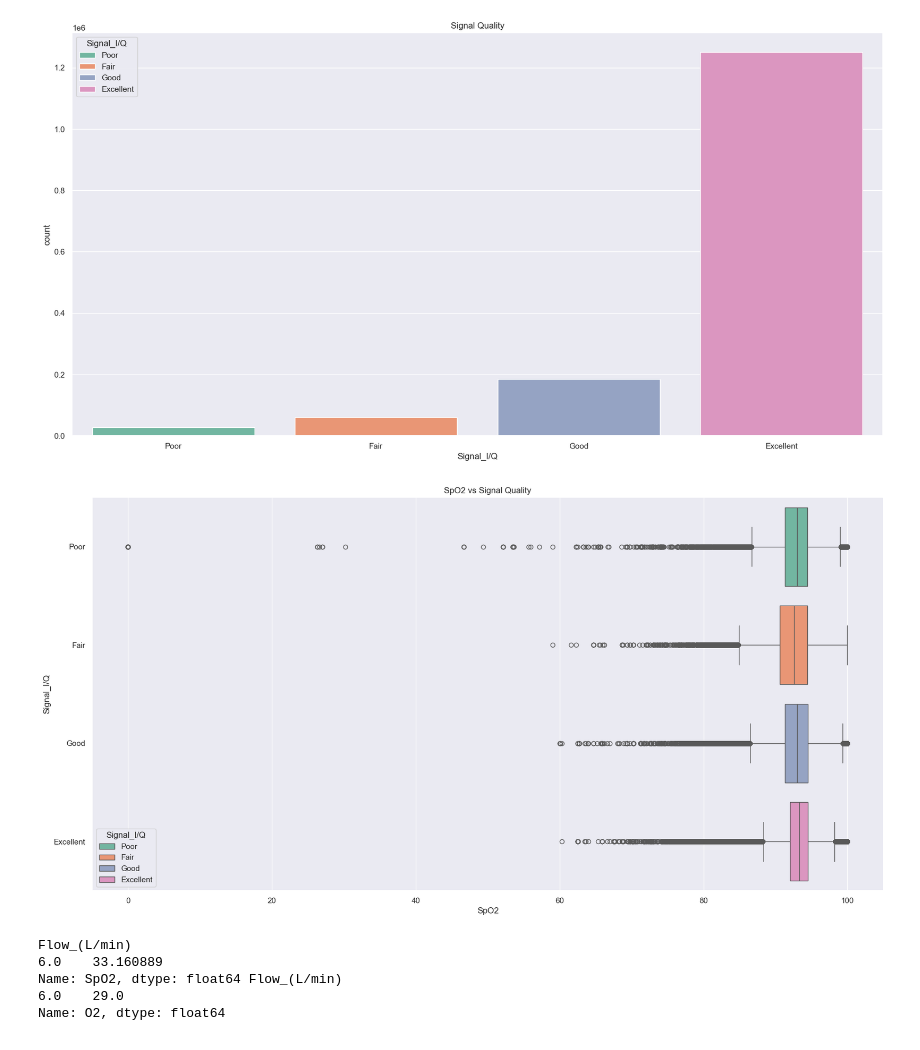
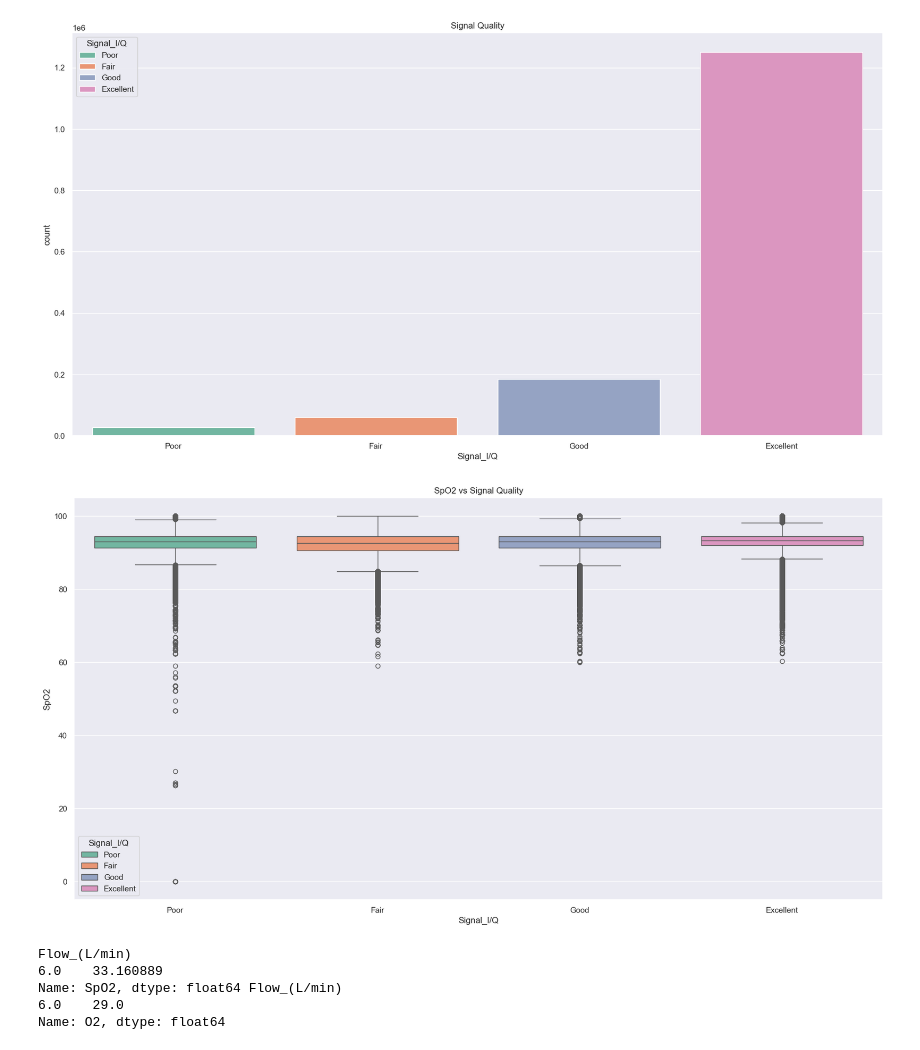
Before and after one commit to igikiss/Portfolio, a Jupyter notebook: OAM/OAM_Jupyter.ipynb, the cells around one changed output. Saved outputs shown, nothing was run; the diff lists cells and outputs as text; code cells hidden in the pictures.

```diff
--- a/OAM/OAM_Jupyter.ipynb
+++ b/OAM/OAM_Jupyter.ipynb
@@ -278,11 +278,11 @@ plt.show()
 [figure]
 # %%
 plt.figure(figsize=(20, 10))
-sns.boxplot(x=df_auto['SpO2'], y=signal_qulity_cat, palette='Set2', hue=signal_qulity_cat, legend=True)
+sns.boxplot(y=df_auto['SpO2'], x=signal_qulity_cat, palette='Set2', hue=signal_qulity_cat, legend=True)
 plt.title('SpO2 vs Signal Quality')
 plt.show()
 # %% [output]
-[figure, old version]
+[figure, new version]
 # %%
 def remove_outliers(df, column):
     q1 = df[column].quantile(0.25)
```
Also changed, not shown: parts of 1 cell of this notebook, 2 other files.
